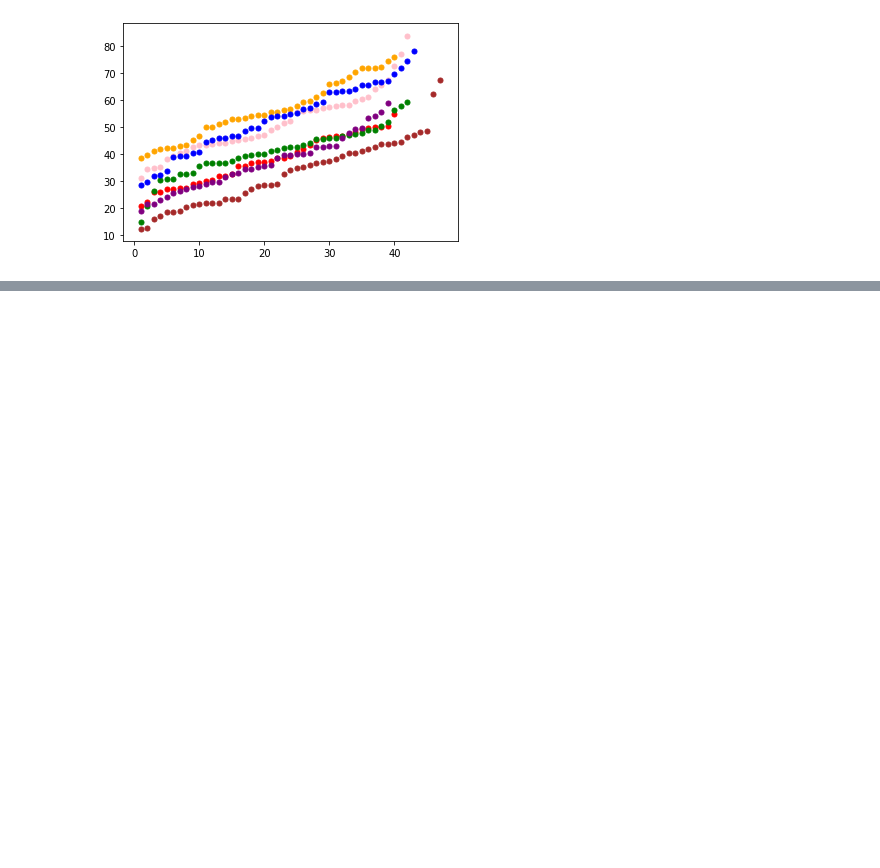
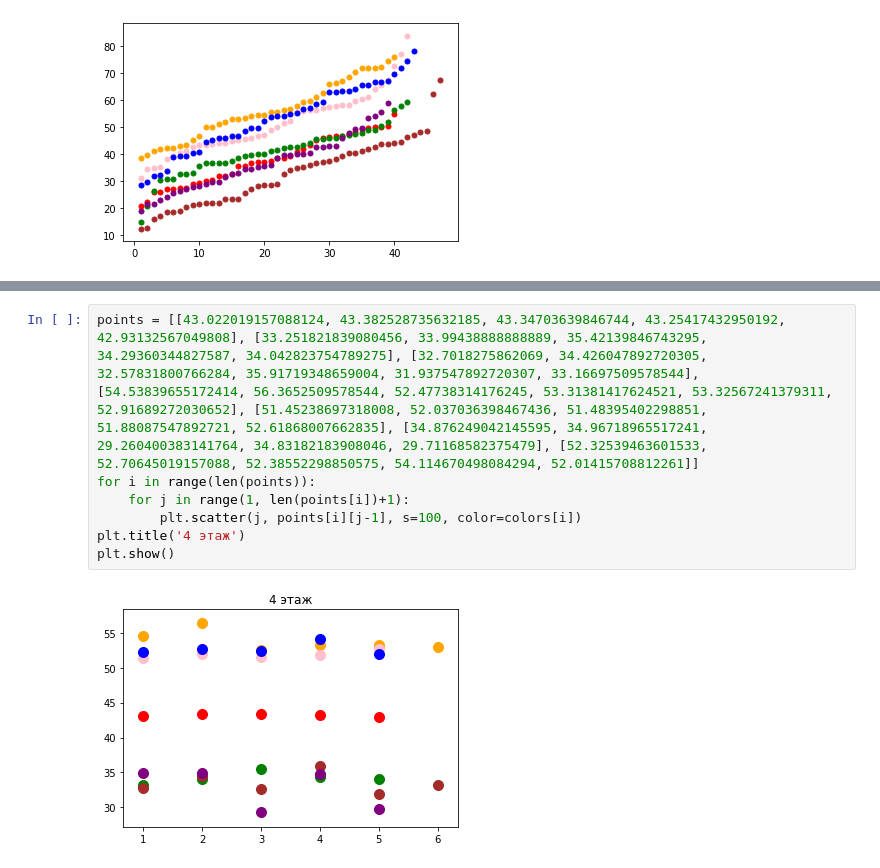
Before and after one commit to anafisa/Warehouse-optimization, a Jupyter notebook: graphics.ipynb, the cells around one changed output, grey strips where cells are left out. Saved outputs shown, nothing was run; the diff lists cells and outputs as text; blank space fills up the shorter version.

```diff
--- a/graphics.ipynb
+++ b/graphics.ipynb
@@ -67,0 +100,9 @@ plt.show()
+# %%
+points = [[43.022019157088124, 43.382528735632185, 43.34703639846744, 43.25417432950192, 42.93132567049808], [33.251821839080456, 33.99438888888889, 35.42139846743295, 34.29360344827587, 34.042823754789275], [32.7018275862069, 34.426047892720305, 32.57831800766284, 35.91719348659004, 31.937547892720307, 33.16697509578544], [54.53839655172414, 56.3652509578544, 52.47738314176245, 53.31381417624521, 53.32567241379311, 52.91689272030652], [51.45238697318008, 52.037036398467436, 51.48395402298851, 51.88087547892721, 52.61868007662835], [34.876249042145595, 34.96718965517241, 29.260400383141764, 34.83182183908046, 29.71168582375479], [52.32539463601533, 52.70645019157088, 52.38552298850575, 54.114670498084294, 52.01415708812261]]
+for i in range(len(points)):
+    for j in range(1, len(points[i])+1):
+        plt.scatter(j, points[i][j-1], s=100, color=colors[i])
+plt.title('4 этаж')
+plt.show()
+# %% [output]
+[figure, added]
```
Also changed, not shown: parts of 10 cells of this notebook.
